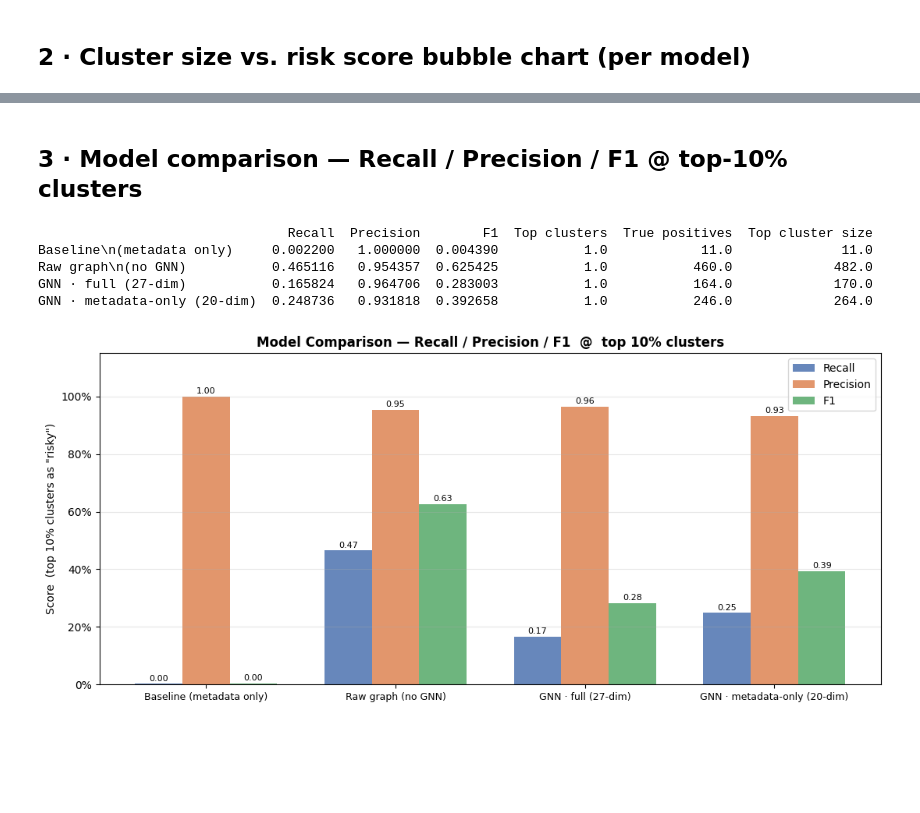
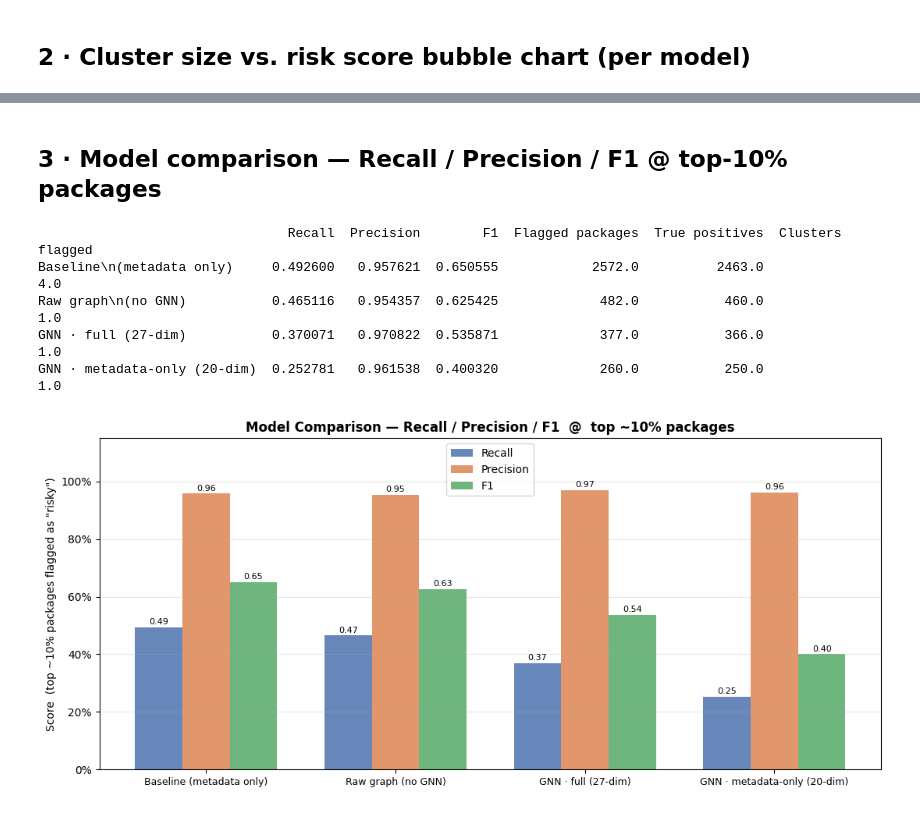
Before and after one commit to Y0S0NG/software-supply-chain-risk-detector, a Jupyter notebook: models/visualize_clustering_result.ipynb, the cells around one changed output, grey strips where cells are left out. Drawn from its saved outputs; the diff is of its cells as text; code cells hidden in the pictures; blank space fills up the shorter version.

Commit message:
Update models and training schema

```diff
--- a/models/visualize_clustering_result.ipynb
+++ b/models/visualize_clustering_result.ipynb
@@ -123,13 +123,23 @@ plt.show()
 # %% [markdown]
-## 3 · Model comparison — Recall / Precision / F1 @ top-10% clusters
+## 3 · Model comparison — Recall / Precision / F1 @ top-10% packages
 # %%
 TOP_K_PCT = 0.10
 
 def compute_metrics(df, top_k_pct=TOP_K_PCT):
-    """Compute recall, precision, F1 for the top-K% clusters by risk score."""
+    """Recall / Precision / F1 for the smallest set of highest-risk clusters
+    that covers ~top_k_pct of all packages (package-level Top-K, not cluster-level)."""
     df = df.sort_values('risk_score', ascending=False).reset_index(drop=True)
-    n_top = max(1, round(len(df) * top_k_pct))
-    top_clusters = set(df.head(n_top)['cluster'])
+
+    total_packages = int(df['cluster_size'].sum())
+    n_top_pkgs = max(1, round(total_packages * top_k_pct))
+
+    top_clusters = set()
+    n_flagged = 0
+    for _, row in df.iterrows():
+        top_clusters.add(int(row['cluster']))
+        n_flagged += int(row['cluster_size'])
+        if n_flagged >= n_top_pkgs:
+            break
 
     total_vulnerable = df['n_vulnerable'].sum()
     top_df           = df[df['cluster'].isin(top_clusters)]
@@ -140,46 +150,46 @@ def compute_metrics(df, top_k_pct=TOP_K_PCT):
     precision = true_positives / top_cluster_size if top_cluster_size  else 0.0
     f1        = (2 * precision * recall / (precision + recall)) if (precision + recall) else 0.0
     return {'Recall': recall, 'Precision': precision, 'F1': f1,
-            'Top clusters': n_top, 'True positives': int(true_positives),
-            'Top cluster size': int(top_cluster_size)}
+            'Flagged packages': int(n_flagged), 'True positives': int(true_positives),
+            'Clusters flagged': len(top_clusters)}
 
 metrics = {name: compute_metrics(df) for name, df in data.items()}
 metrics_df = pd.DataFrame(metrics).T
 print(metrics_df.to_string())
 
 # ── Bar chart comparison ─────────────────────────────────────────────────
 fig, ax = plt.subplots(figsize=(11, 5))
 
 model_labels = [n.replace('\n', ' ') for n in metrics_df.index]
 x      = np.arange(len(model_labels))
 width  = 0.25
-metric_cols  = ['Recall', 'Precision', 'F1']
+metric_cols   = ['Recall', 'Precision', 'F1']
 metric_colors = ['#4c72b0', '#dd8452', '#55a868']
 
 for i, (col, color) in enumerate(zip(metric_cols, metric_colors)):
     vals = metrics_df[col].values
     bars = ax.bar(x + (i - 1) * width, vals, width, label=col, color=color, alpha=0.85)
     for bar, v in zip(bars, vals):
         ax.text(bar.get_x() + bar.get_width() / 2, bar.get_height() + 0.005,
                 f'{v:.2f}', ha='center', va='bottom', fontsize=8)
 
 ax.set_xticks(x)
 ax.set_xticklabels(model_labels, fontsize=9)
-ax.set_ylabel(f'Score  (top {TOP_K_PCT*100:.0f}% clusters as "risky")')
+ax.set_ylabel(f'Score  (top ~{TOP_K_PCT*100:.0f}% packages flagged as "risky")')
 ax.set_ylim(0, 1.15)
 ax.yaxis.set_major_formatter(mtick.PercentFormatter(xmax=1))
 ax.legend(fontsize=10)
-ax.set_title(f'Model Comparison — Recall / Precision / F1  @  top {TOP_K_PCT*100:.0f}% clusters',
+ax.set_title(f'Model Comparison — Recall / Precision / F1  @  top ~{TOP_K_PCT*100:.0f}% packages',
              fontsize=12, fontweight='bold')
 ax.grid(axis='y', alpha=0.3)
 
 plt.tight_layout()
 plt.savefig('lib/model_comparison.png', dpi=150, bbox_inches='tight')
 plt.show()
 # %% [output]
-                                Recall  Precision        F1  Top clusters  True positives  Top cluster size
-Baseline\n(metadata only)     0.002200   1.000000  0.004390           1.0            11.0              11.0
-Raw graph\n(no GNN)           0.465116   0.954357  0.625425           1.0           460.0             482.0
-GNN · full (27-dim)           0.165824   0.964706  0.283003           1.0           164.0             170.0
-GNN · metadata-only (20-dim)  0.248736   0.931818  0.392658           1.0           246.0             264.0
+                                Recall  Precision        F1  Flagged packages  True positives  Clusters flagged
+Baseline\n(metadata only)     0.492600   0.957621  0.650555            2572.0          2463.0               4.0
+Raw graph\n(no GNN)           0.465116   0.954357  0.625425             482.0           460.0               1.0
+GNN · full (27-dim)           0.370071   0.970822  0.535871             377.0           366.0               1.0
+GNN · metadata-only (20-dim)  0.252781   0.961538  0.400320             260.0           250.0               1.0
-[figure, old version]
+[figure, new version]
```
Also changed, not shown: parts of 2 cells of this notebook, 10 other files.
